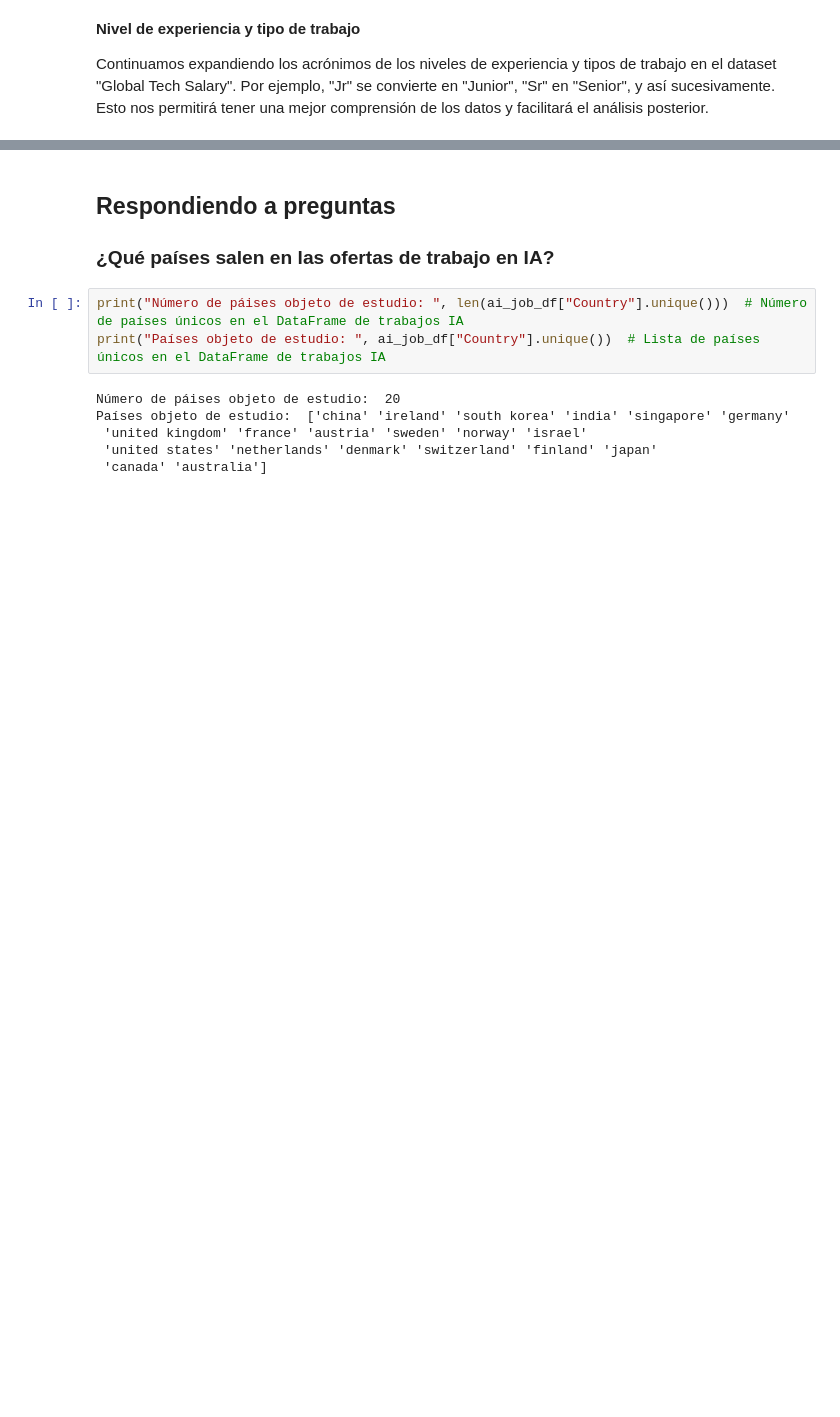
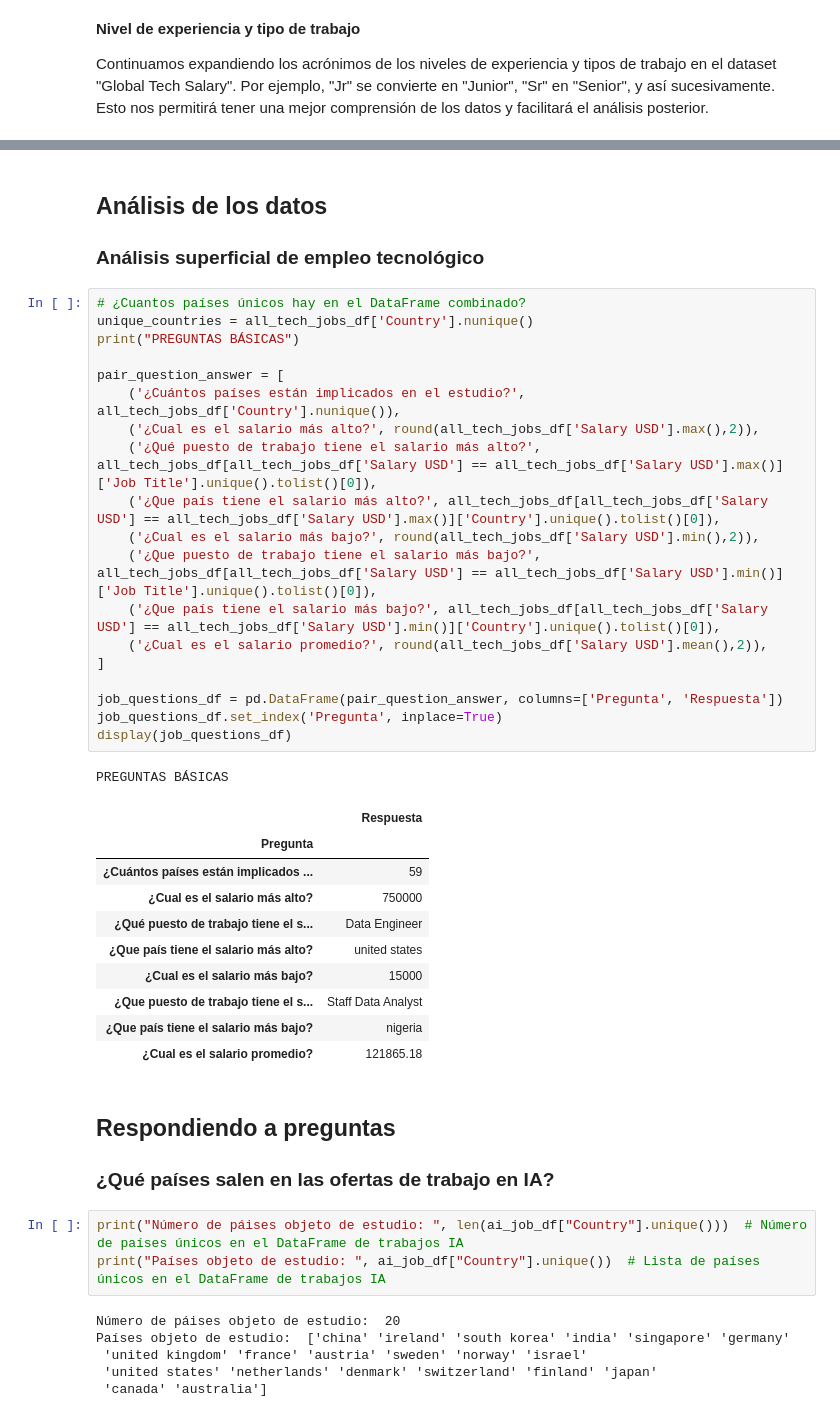
Before and after one commit to MichaeLaudrup/Python_for_AI_VIU, a Jupyter notebook: dataset_project/01_MIAR_ACT_Dataset_Michael_Laudrup_luis_glez.ipynb, the cells around one changed output, grey strips where cells are left out. Saved outputs shown, nothing was run; the diff lists cells and outputs as text; blank space fills up the shorter version.

Commit message:
Perfeccionada la union entre todos los datasets y respondidas algunas preguntas

```diff
--- a/dataset_project/01_MIAR_ACT_Dataset_Michael_Laudrup_luis_glez.ipynb
+++ b/dataset_project/01_MIAR_ACT_Dataset_Michael_Laudrup_luis_glez.ipynb
@@ -305,3 +331,37 @@ display(all_tech_jobs_df.sample(10))
+# %% [markdown]
+## Análisis de los datos
+### Análisis superficial de empleo tecnológico
+# %%
+# ¿Cuantos países únicos hay en el DataFrame combinado?
+unique_countries = all_tech_jobs_df['Country'].nunique()
+print("PREGUNTAS BÁSICAS")
+
+pair_question_answer = [
+    ('¿Cuántos países están implicados en el estudio?', all_tech_jobs_df['Country'].nunique()),
+    ('¿Cual es el salario más alto?', round(all_tech_jobs_df['Salary USD'].max(),2)),
+    ('¿Qué puesto de trabajo tiene el salario más alto?', all_tech_jobs_df[all_tech_jobs_df['Salary USD'] == all_tech_jobs_df['Salary USD'].max()]['Job Title'].unique().tolist()[0]),
+    ('¿Que país tiene el salario más alto?', all_tech_jobs_df[all_tech_jobs_df['Salary USD'] == all_tech_jobs_df['Salary USD'].max()]['Country'].unique().tolist()[0]),
+    ('¿Cual es el salario más bajo?', round(all_tech_jobs_df['Salary USD'].min(),2)),
+    ('¿Que puesto de trabajo tiene el salario más bajo?', all_tech_jobs_df[all_tech_jobs_df['Salary USD'] == all_tech_jobs_df['Salary USD'].min()]['Job Title'].unique().tolist()[0]),
+    ('¿Que país tiene el salario más bajo?', all_tech_jobs_df[all_tech_jobs_df['Salary USD'] == all_tech_jobs_df['Salary USD'].min()]['Country'].unique().tolist()[0]),
+    ('¿Cual es el salario promedio?', round(all_tech_jobs_df['Salary USD'].mean(),2)),
+]
+
+job_questions_df = pd.DataFrame(pair_question_answer, columns=['Pregunta', 'Respuesta'])
+job_questions_df.set_index('Pregunta', inplace=True)
+display(job_questions_df)
+# %% [output]
+PREGUNTAS BÁSICAS
+|  | Respuesta |
+| Pregunta |  |
+| ¿Cuántos países están implicados ... | 59 |
+| ¿Cual es el salario más alto? | 750000 |
+| ¿Qué puesto de trabajo tiene el s... | Data Engineer |
+| ¿Que país tiene el salario más alto? | united states |
+| ¿Cual es el salario más bajo? | 15000 |
+| ¿Que puesto de trabajo tiene el s... | Staff Data Analyst |
+| ¿Que país tiene el salario más bajo? | nigeria |
+| ¿Cual es el salario promedio? | 121865.18 |
 # %% [markdown]
 ## Respondiendo a preguntas
 ### ¿Qué países salen en las ofertas de trabajo en IA?
```
Also changed, not shown: parts of 10 cells of this notebook.
